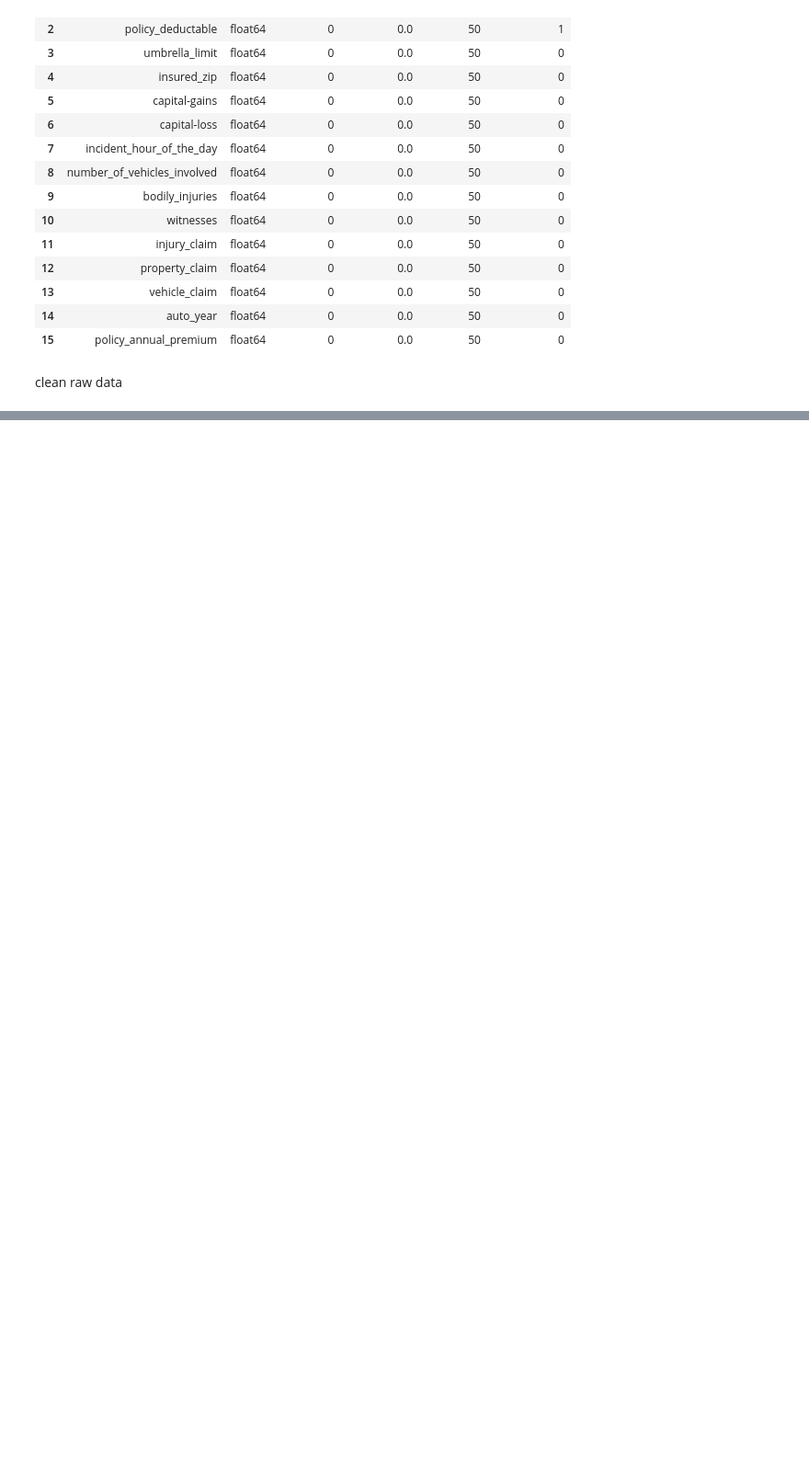
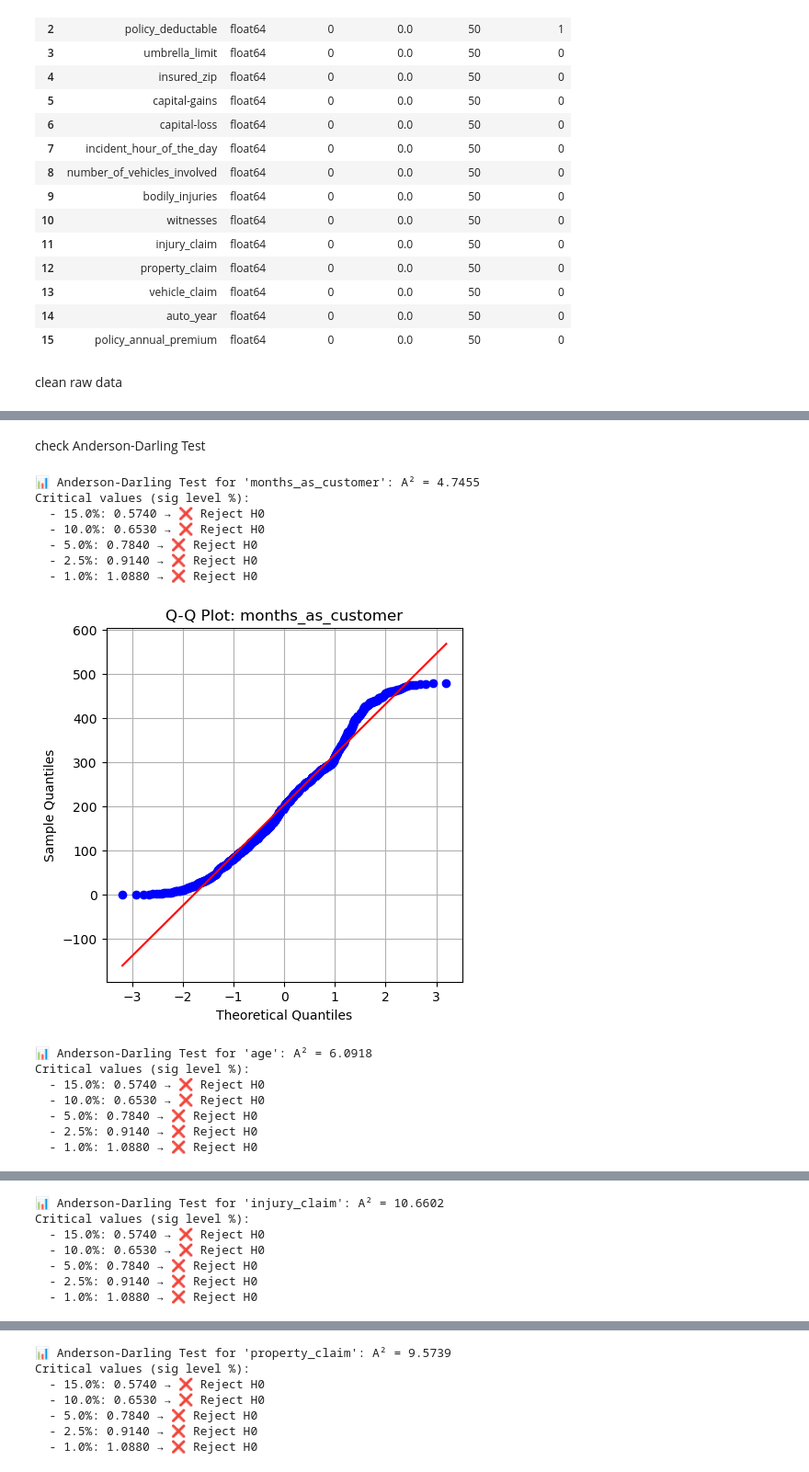
Before and after one commit to inkkuli/fraud_Insurance, a Jupyter notebook: fraud.ipynb, the cells around one changed output, grey strips where cells are left out. Shown at 92% size. Saved outputs shown, nothing was run; the diff lists cells and outputs as text; code cells hidden in the pictures; blank space fills up the shorter version.

```diff
--- a/fraud.ipynb
+++ b/fraud.ipynb
@@ -499,0 +567,53 @@ summary
+# %% [markdown]
+check Anderson-Darling Test
+# %%
+def check_normality_anderson(df):
+    """
+    ตรวจสอบการแจกแจงแบบปกติของทุกคอลัมน์ตัวเลขใน DataFrame
+    โดยใช้ Anderson-Darling Test และ Q-Q Plot
+    """
+    numeric_cols = df.select_dtypes(include=['int', 'float']).columns
+
+    for col in numeric_cols:
+        data = df[col].dropna()
+        if len(data) < 5:
+            print(f"⚠️ Column '{col}' มีข้อมูลน้อยเกินไปสำหรับการทดสอบ\n")
+            continue
+
+        # Anderson-Darling Test
+        result = stats.anderson(data, dist='norm')
+        print(
+            f"📊 Anderson-Darling Test for '{col}': A² = {result.statistic:.4f}")
+        print("Critical values (sig level %):")
+        for sl, cv in zip(result.significance_level, result.critical_values):
+            status = "❌ Reject H0" if result.statistic > cv else "✅ Fail to Reject H0"
+            print(f"  - {sl}%: {cv:.4f} → {status}")
+        print()
+
+        # Q-Q Plot
+        plt.figure(figsize=(5, 5))
+        stats.probplot(data, dist="norm", plot=plt)
+        plt.title(f"Q-Q Plot: {col}")
+        plt.xlabel("Theoretical Quantiles")
+        plt.ylabel("Sample Quantiles")
+        plt.grid(True)
+        plt.show()
+# %%
+summary = check_normality_anderson(df_cleaned)
+summary
+# %% [output]
+📊 Anderson-Darling Test for 'months_as_customer': A² = 4.7455
+Critical values (sig level %):
+  - 15.0%: 0.5740 → ❌ Reject H0
+  - 10.0%: 0.6530 → ❌ Reject H0
+  - 5.0%: 0.7840 → ❌ Reject H0
+  - 2.5%: 0.9140 → ❌ Reject H0
+  - 1.0%: 1.0880 → ❌ Reject H0
+[figure, added]
+📊 Anderson-Darling Test for 'age': A² = 6.0918
+Critical values (sig level %):
+  - 15.0%: 0.5740 → ❌ Reject H0
+  - 10.0%: 0.6530 → ❌ Reject H0
+  - 5.0%: 0.7840 → ❌ Reject H0
+  - 2.5%: 0.9140 → ❌ Reject H0
+  - 1.0%: 1.0880 → ❌ Reject H0
@@ -499,0 +621,7 @@ summary
+📊 Anderson-Darling Test for 'injury_claim': A² = 10.6602
+Critical values (sig level %):
+  - 15.0%: 0.5740 → ❌ Reject H0
+  - 10.0%: 0.6530 → ❌ Reject H0
+  - 5.0%: 0.7840 → ❌ Reject H0
+  - 2.5%: 0.9140 → ❌ Reject H0
+  - 1.0%: 1.0880 → ❌ Reject H0
@@ -499,0 +629,7 @@ summary
+📊 Anderson-Darling Test for 'property_claim': A² = 9.5739
+Critical values (sig level %):
+  - 15.0%: 0.5740 → ❌ Reject H0
+  - 10.0%: 0.6530 → ❌ Reject H0
+  - 5.0%: 0.7840 → ❌ Reject H0
+  - 2.5%: 0.9140 → ❌ Reject H0
+  - 1.0%: 1.0880 → ❌ Reject H0
```
Also changed, not shown: parts of 49 cells of this notebook, 1 other file.
